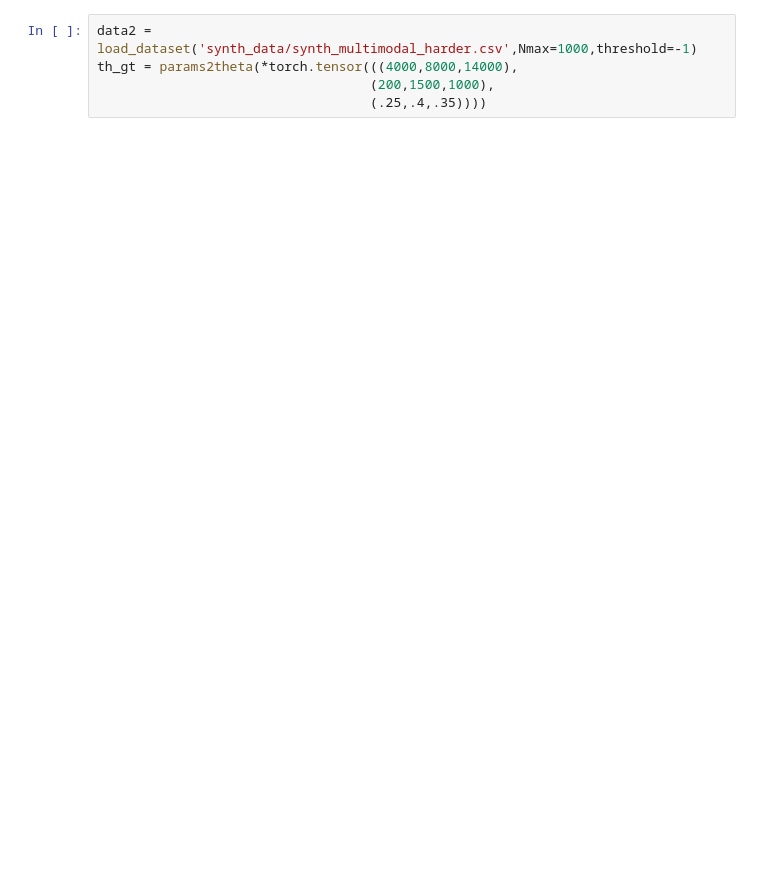
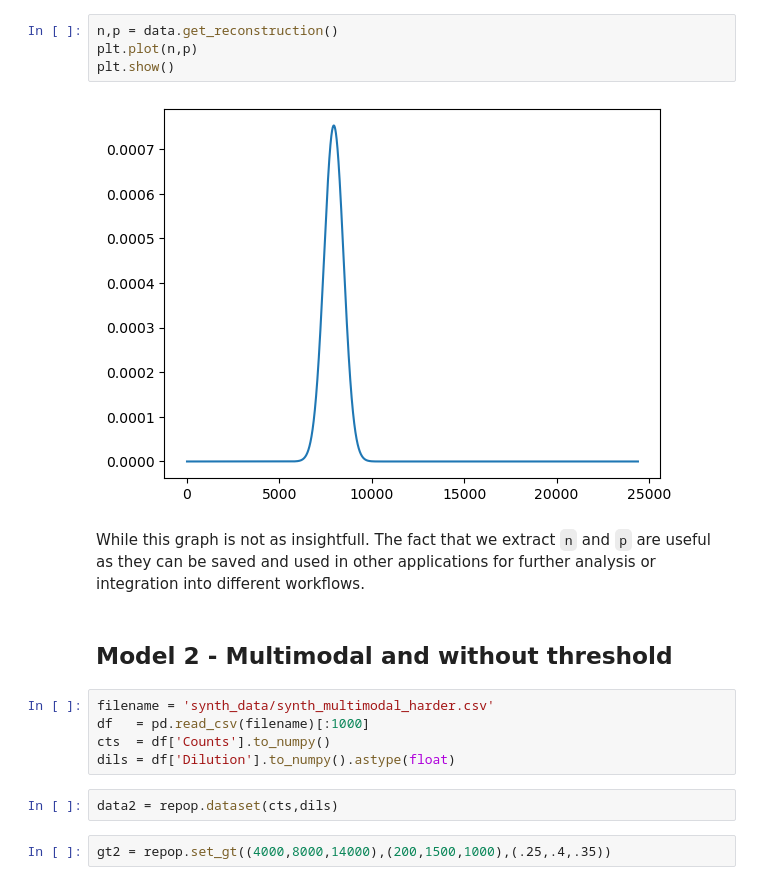
Before and after one commit to PessoaP/REPOP, a Jupyter notebook: Tutorial.ipynb, the cells around one changed output. Cells and saved outputs as stored; diff of their text form; blank space fills up the shorter version.

```diff
--- a/Tutorial.ipynb
+++ b/Tutorial.ipynb
@@ -35,5 +107,19 @@ del data
+# %%
+n,p = data.get_reconstruction()
+plt.plot(n,p)
+plt.show()
+# %% [output]
+[figure, added]
+# %% [markdown]
+While this graph is not as insightfull. The fact that we extract `n` and `p` are useful as they can be saved and used in other applications for further analysis or integration into different workflows.
+# %% [markdown]
+## Model 2 - Multimodal and without threshold
+# %%
+filename = 'synth_data/synth_multimodal_harder.csv'
+df   = pd.read_csv(filename)[:1000]
+cts  = df['Counts'].to_numpy()
+dils = df['Dilution'].to_numpy().astype(float)
+# %%
+data2 = repop.dataset(cts,dils)
 # %%
-data2 = load_dataset('synth_data/synth_multimodal_harder.csv',Nmax=1000,threshold=-1)
-th_gt = params2theta(*torch.tensor(((4000,8000,14000),
-                                   (200,1500,1000),
-                                   (.25,.4,.35))))
+gt2 = repop.set_gt((4000,8000,14000),(200,1500,1000),(.25,.4,.35))
```
Also changed, not shown: parts of 23 cells of this notebook.
